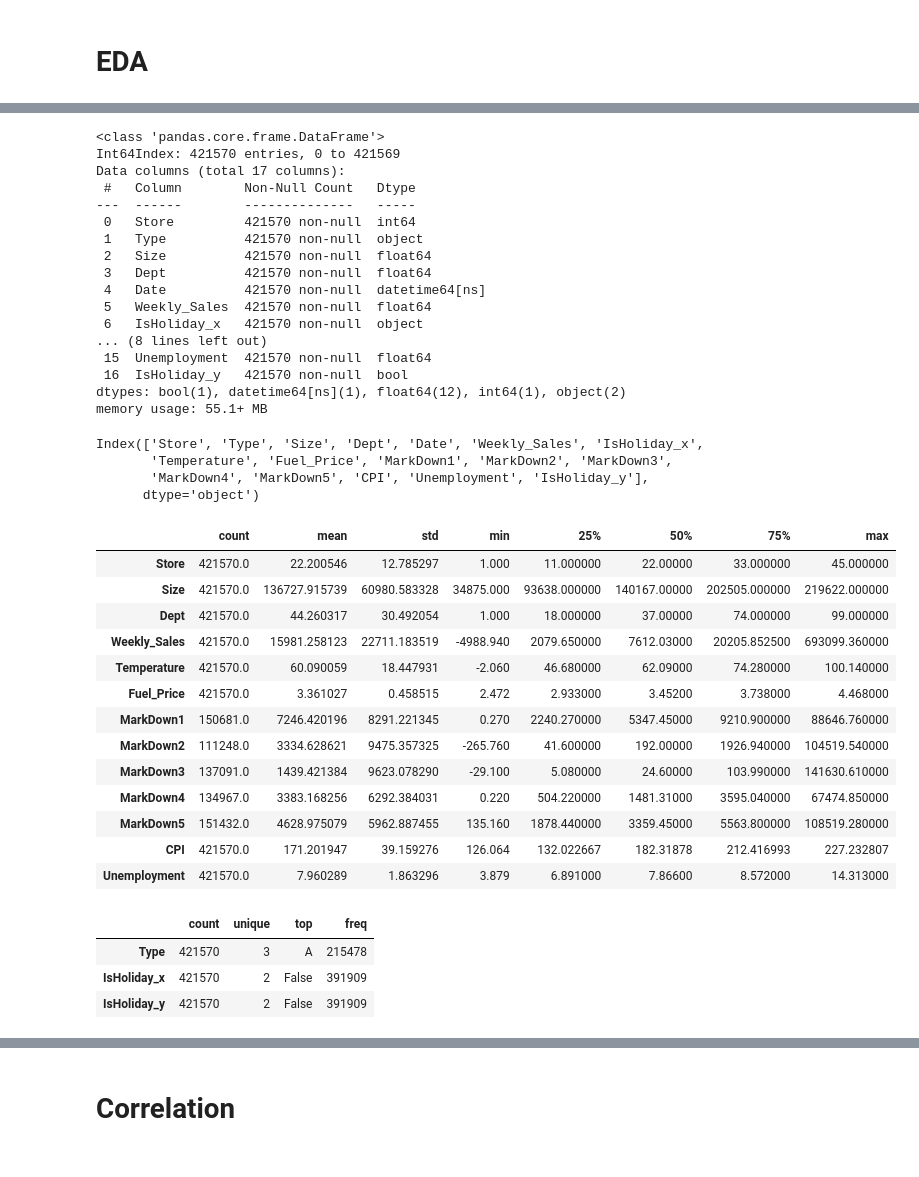
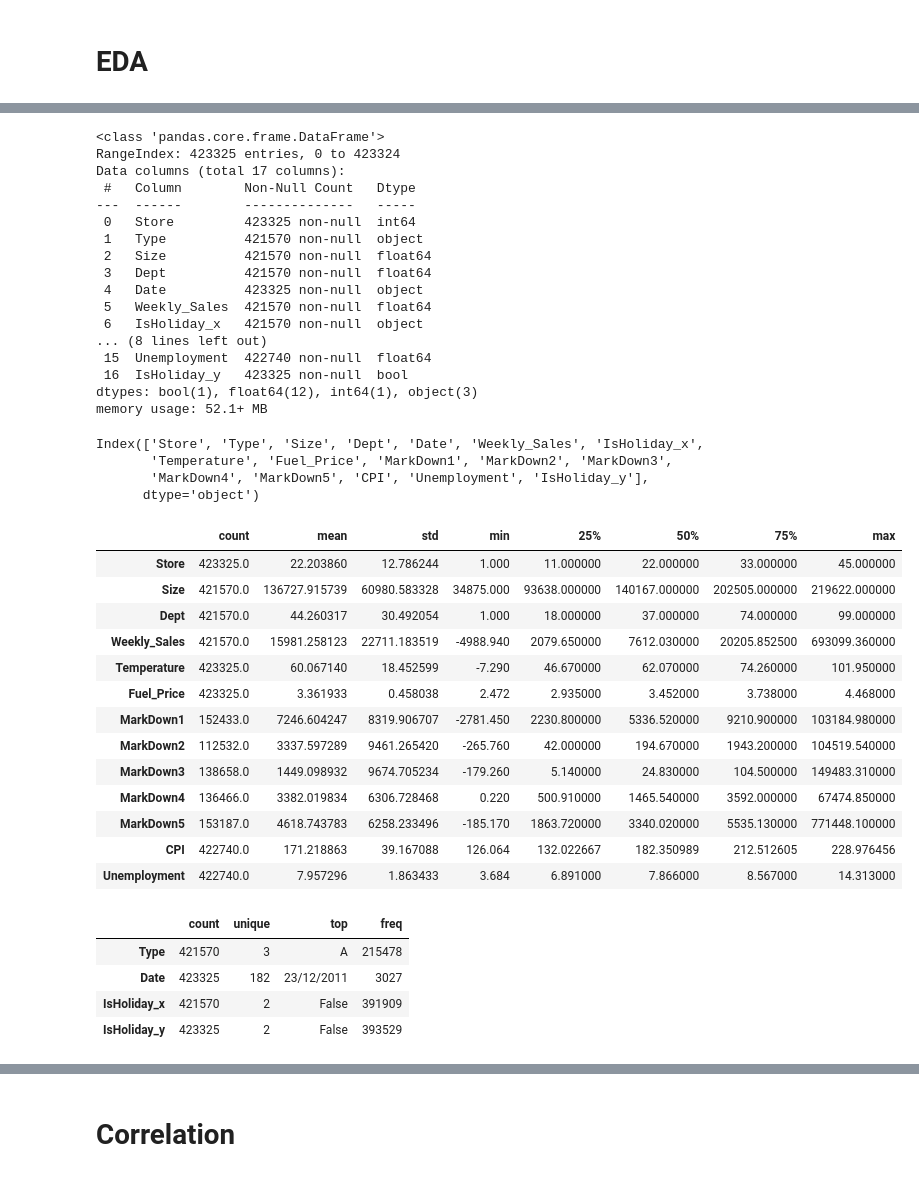
Before and after one commit to GDharan10/Analysis1_RetailSalsesForecast, a Jupyter notebook: RetailSalsesForecast.ipynb, the cells around one changed output, grey strips where cells are left out. Saved outputs shown, nothing was run; the diff lists cells and outputs as text; code cells hidden in the pictures.

```diff
--- a/RetailSalsesForecast.ipynb
+++ b/RetailSalsesForecast.ipynb
@@ -132,0 +16,10 @@ Name: Type, dtype: object
+# %%
+stores_file_path = '/content/drive/My Drive/DTM15/Dataset/Retail_salses_forecast/stores_data_set.csv'
+sales_file_path = '/content/drive/My Drive/DTM15/Dataset/Retail_salses_forecast/sales_data_set.csv'
+Features_file_path = '/content/drive/My Drive/DTM15/Dataset/Retail_salses_forecast/Features_data_set.csv'
+stores_df = pd.read_csv(stores_file_path)
+sales_df = pd.read_csv(sales_file_path)
+features_df = pd.read_csv(Features_file_path)
+# %%
+merged_df = pd.merge(stores_df, sales_df, on='Store', how='outer')
+merged_df.head()
@@ -133,4 +33,4 @@ Name: Type, dtype: object
 # %%
-df = pd.merge(Stores_Data, Sales_Data, on='Store', how='outer')
-df
+df = pd.merge(merged_df, features_df, on=['Store','Date'], how='outer')
+df.head()
 # %% [output]
@@ -242,21 +60,21 @@ df1.tail()
 # %%
-df1.info()
+df.info()
 # %% [output]
 <class 'pandas.core.frame.DataFrame'>
-Int64Index: 421570 entries, 0 to 421569
+RangeIndex: 423325 entries, 0 to 423324
 Data columns (total 17 columns):
  #   Column        Non-Null Count   Dtype
 ---  ------        --------------   -----
- 0   Store         421570 non-null  int64
+ 0   Store         423325 non-null  int64
  1   Type          421570 non-null  object
  2   Size          421570 non-null  float64
  3   Dept          421570 non-null  float64
- 4   Date          421570 non-null  datetime64[ns]
+ 4   Date          423325 non-null  object
  5   Weekly_Sales  421570 non-null  float64
  6   IsHoliday_x   421570 non-null  object
 ... (8 lines left out)
- 15  Unemployment  421570 non-null  float64
- 16  IsHoliday_y   421570 non-null  bool
-dtypes: bool(1), datetime64[ns](1), float64(12), int64(1), object(2)
-memory usage: 55.1+ MB
+ 15  Unemployment  422740 non-null  float64
+ 16  IsHoliday_y   423325 non-null  bool
+dtypes: bool(1), float64(12), int64(1), object(3)
+memory usage: 52.1+ MB
 # %%
@@ -276,25 +97,26 @@ numeric_columns = df1.select_dtypes(include=['int64',"float64"]).columns
 # %%
-df1.describe().T
+df.describe().T
 # %% [output]
 |  | count | mean | std | min | 25% | 50% | 75% | max |
-| Store | 421570.0 | 22.200546 | 12.785297 | 1.000 | 11.000000 | 22.00000 | 33.000000 | 45.000000 |
-| Size | 421570.0 | 136727.915739 | 60980.583328 | 34875.000 | 93638.000000 | 140167.00000 | 202505.000000 | 219622.000000 |
-| Dept | 421570.0 | 44.260317 | 30.492054 | 1.000 | 18.000000 | 37.00000 | 74.000000 | 99.000000 |
-| Weekly_Sales | 421570.0 | 15981.258123 | 22711.183519 | -4988.940 | 2079.650000 | 7612.03000 | 20205.852500 | 693099.360000 |
-| Temperature | 421570.0 | 60.090059 | 18.447931 | -2.060 | 46.680000 | 62.09000 | 74.280000 | 100.140000 |
-| Fuel_Price | 421570.0 | 3.361027 | 0.458515 | 2.472 | 2.933000 | 3.45200 | 3.738000 | 4.468000 |
-| MarkDown1 | 150681.0 | 7246.420196 | 8291.221345 | 0.270 | 2240.270000 | 5347.45000 | 9210.900000 | 88646.760000 |
-| MarkDown2 | 111248.0 | 3334.628621 | 9475.357325 | -265.760 | 41.600000 | 192.00000 | 1926.940000 | 104519.540000 |
-| MarkDown3 | 137091.0 | 1439.421384 | 9623.078290 | -29.100 | 5.080000 | 24.60000 | 103.990000 | 141630.610000 |
-| MarkDown4 | 134967.0 | 3383.168256 | 6292.384031 | 0.220 | 504.220000 | 1481.31000 | 3595.040000 | 67474.850000 |
-| MarkDown5 | 151432.0 | 4628.975079 | 5962.887455 | 135.160 | 1878.440000 | 3359.45000 | 5563.800000 | 108519.280000 |
-| CPI | 421570.0 | 171.201947 | 39.159276 | 126.064 | 132.022667 | 182.31878 | 212.416993 | 227.232807 |
-| Unemployment | 421570.0 | 7.960289 | 1.863296 | 3.879 | 6.891000 | 7.86600 | 8.572000 | 14.313000 |
+| Store | 423325.0 | 22.203860 | 12.786244 | 1.000 | 11.000000 | 22.000000 | 33.000000 | 45.000000 |
+| Size | 421570.0 | 136727.915739 | 60980.583328 | 34875.000 | 93638.000000 | 140167.000000 | 202505.000000 | 219622.000000 |
+| Dept | 421570.0 | 44.260317 | 30.492054 | 1.000 | 18.000000 | 37.000000 | 74.000000 | 99.000000 |
+| Weekly_Sales | 421570.0 | 15981.258123 | 22711.183519 | -4988.940 | 2079.650000 | 7612.030000 | 20205.852500 | 693099.360000 |
+| Temperature | 423325.0 | 60.067140 | 18.452599 | -7.290 | 46.670000 | 62.070000 | 74.260000 | 101.950000 |
+| Fuel_Price | 423325.0 | 3.361933 | 0.458038 | 2.472 | 2.935000 | 3.452000 | 3.738000 | 4.468000 |
+| MarkDown1 | 152433.0 | 7246.604247 | 8319.906707 | -2781.450 | 2230.800000 | 5336.520000 | 9210.900000 | 103184.980000 |
+| MarkDown2 | 112532.0 | 3337.597289 | 9461.265420 | -265.760 | 42.000000 | 194.670000 | 1943.200000 | 104519.540000 |
+| MarkDown3 | 138658.0 | 1449.098932 | 9674.705234 | -179.260 | 5.140000 | 24.830000 | 104.500000 | 149483.310000 |
+| MarkDown4 | 136466.0 | 3382.019834 | 6306.728468 | 0.220 | 500.910000 | 1465.540000 | 3592.000000 | 67474.850000 |
+| MarkDown5 | 153187.0 | 4618.743783 | 6258.233496 | -185.170 | 1863.720000 | 3340.020000 | 5535.130000 | 771448.100000 |
+| CPI | 422740.0 | 171.218863 | 39.167088 | 126.064 | 132.022667 | 182.350989 | 212.512605 | 228.976456 |
+| Unemployment | 422740.0 | 7.957296 | 1.863433 | 3.684 | 6.891000 | 7.866000 | 8.567000 | 14.313000 |
 # %%
-df1[string_columns].describe().T
+df[string_columns].describe().T
 # %% [output]
 |  | count | unique | top | freq |
 | Type | 421570 | 3 | A | 215478 |
+| Date | 423325 | 182 | 23/12/2011 | 3027 |
 | IsHoliday_x | 421570 | 2 | False | 391909 |
-| IsHoliday_y | 421570 | 2 | False | 391909 |
+| IsHoliday_y | 423325 | 2 | False | 393529 |
 # %%
```
Also changed, not shown: parts of 38 cells of this notebook.
